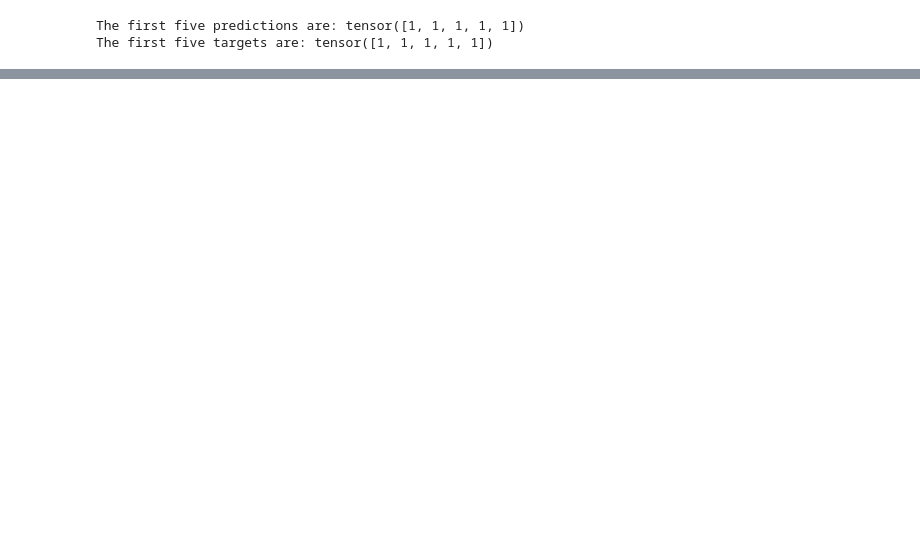
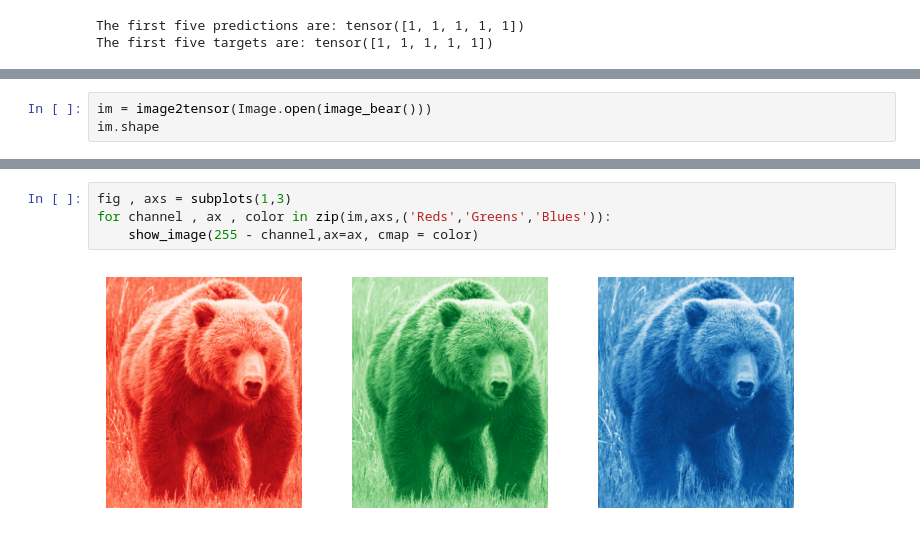
Before and after one commit to AsokTamang/Convolutional-Neural-Network, a Jupyter notebook: cnn-model.ipynb, the cells around one changed output, grey strips where cells are left out. Cells and saved outputs as stored; diff of their text form; blank space fills up the shorter version.

Commit message:
working with the color image

```diff
--- a/cnn-model.ipynb
+++ b/cnn-model.ipynb
@@ -267,0 +270,3 @@ The first five targets are: tensor([1, 1, 1, 1, 1])
+# %%
+im = image2tensor(Image.open(image_bear()))
+im.shape
@@ -267,0 +280,6 @@ The first five targets are: tensor([1, 1, 1, 1, 1])
+# %%
+fig , axs = subplots(1,3)
+for channel , ax , color in zip(im,axs,('Reds','Greens','Blues')):
+    show_image(255 - channel,ax=ax, cmap = color)
+# %% [output]
+[figure, added]
```
Also changed, not shown: parts of 5 cells of this notebook.
